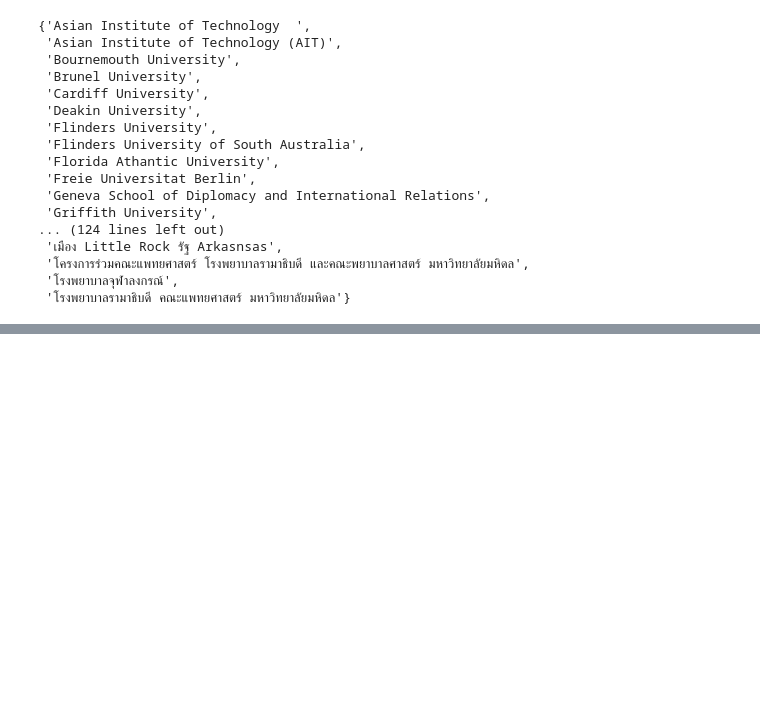
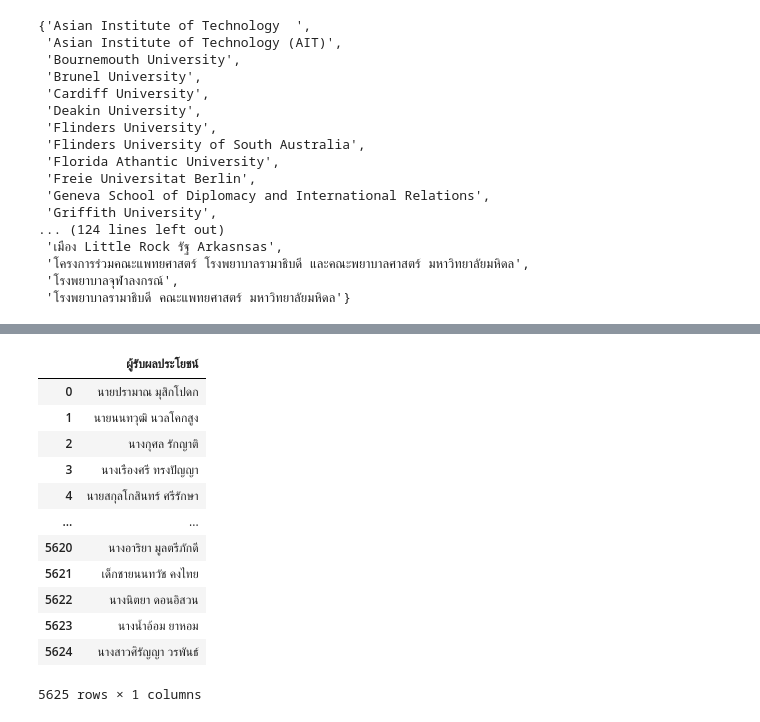
Before and after one commit to ananyapoonsawat/BSC_DPDM23, a Jupyter notebook: ทดสอบ.ipynb, the cells around one changed output, grey strips where cells are left out. Drawn from its saved outputs; the diff is of its cells as text; code cells hidden in the pictures; blank space fills up the shorter version.

```diff
--- a/ทดสอบ.ipynb
+++ b/ทดสอบ.ipynb
@@ -242,0 +265,5 @@ set(dvv1['place'])
+# %%
+tt['ผู้รับผลประโยชน์'] = tt['ผู้รับผลประโยชน์'].str.replace(' (ภรรยา)','')
+tt['ผู้รับผลประโยชน์'] = tt['ผู้รับผลประโยชน์'].str.replace('(ภรรยา)','')
+tt['ผู้รับผลประโยชน์'] = tt['ผู้รับผลประโยชน์'].str.replace(' (สามี)','')
+tt['ผู้รับผลประโยชน์'] = tt['ผู้รับผลประโยชน์'].str.replace('(สามี)','')
@@ -242,0 +308,54 @@ set(dvv1['place'])
+# %%
+tt['ผู้รับผลประโยชน์'] = tt['ผู้รับผลประโยชน์'].str.replace('ดต. ','ดาบตำรวจ')
+tt['ผู้รับผลประโยชน์'] = tt['ผู้รับผลประโยชน์'].str.replace('ดต.','ดาบตำรวจ')
+tt['ผู้รับผลประโยชน์'] = tt['ผู้รับผลประโยชน์'].str.replace('ด.ต.','ดาบตำรวจ')
+tt['ผู้รับผลประโยชน์'] = tt['ผู้รับผลประโยชน์'].str.replace('จสอ.','จ่าสิบเอก')
+tt['ผู้รับผลประโยชน์'] = tt['ผู้รับผลประโยชน์'].str.replace('จ.ส.อ.','จ่าสิบเอก')
+tt['ผู้รับผลประโยชน์'] = tt['ผู้รับผลประโยชน์'].str.replace('จ.ส.อ','จ่าสิบเอก')
+tt['ผู้รับผลประโยชน์'] = tt['ผู้รับผลประโยชน์'].str.replace('ส.ต.ต.','สิบตำรวจตรี')
+tt['ผู้รับผลประโยชน์'] = tt['ผู้รับผลประโยชน์'].str.replace('ส.ต.ท.','สิบตำรวจโท')
+tt['ผู้รับผลประโยชน์'] = tt['ผู้รับผลประโยชน์'].str.replace('ส.ต.อ.','สิบตำรวจเอก')
+tt['ผู้รับผลประโยชน์'] = tt['ผู้รับผลประโยชน์'].str.replace('ส.อ.','สิบเอก')
+tt['ผู้รับผลประโยชน์'] = tt['ผู้รับผลประโยชน์'].str.replace('สอ.','สิบเอก')
+tt['ผู้รับผลประโยชน์'] = tt['ผู้รับผลประโยชน์'].str.replace('จอ.','จ่าเอก')
+tt['ผู้รับผลประโยชน์'] = tt['ผู้รับผลประโยชน์'].str.replace('พ.อ.อ.','พันจ่าอากาศเอก')
+tt['ผู้รับผลประโยชน์'] = tt['ผู้รับผลประโยชน์'].str.replace('ว่าที่ร.ต.','ว่าที่ร้อยตรี')
+tt['ผู้รับผลประโยชน์'] = tt['ผู้รับผลประโยชน์'].str.replace('ว่าที่ รต.','ว่าที่ร้อยตรี')
+# %%
+tt['ผู้รับผลประโยชน์'] = tt['ผู้รับผลประโยชน์'].str.replace('ร.ต.ท.','ร้อยตำรวจโท')
+tt['ผู้รับผลประโยชน์'] = tt['ผู้รับผลประโยชน์'].str.replace('รต.ท.','ร้อยตำรวจโท')
+tt['ผู้รับผลประโยชน์'] = tt['ผู้รับผลประโยชน์'].str.replace('ร.ตท.','ร้อยตำรวจโท')
+tt['ผู้รับผลประโยชน์'] = tt['ผู้รับผลประโยชน์'].str.replace('นพ.','นายแพทย์')
+tt['ผู้รับผลประโยชน์'] = tt['ผู้รับผลประโยชน์'].str.replace('จสต.','จ่าสิบตำรวจ')
+tt['ผู้รับผลประโยชน์'] = tt['ผู้รับผลประโยชน์'].str.replace('จ.ส.ต.','จ่าสิบตำรวจ')
+tt['ผู้รับผลประโยชน์'] = tt['ผู้รับผลประโยชน์'].str.replace('ร.ต.อ.','ร้อยตำรวจเอก')
+tt['ผู้รับผลประโยชน์'] = tt['ผู้รับผลประโยชน์'].str.replace('พ.จ.อ.','พันจ่าเอก')
+tt['ผู้รับผลประโยชน์'] = tt['ผู้รับผลประโยชน์'].str.replace('พล.ต.ท.','พลตำรวจโท')
+tt['ผู้รับผลประโยชน์'] = tt['ผู้รับผลประโยชน์'].str.replace('พ.ต.','พันตรี')
+tt['ผู้รับผลประโยชน์'] = tt['ผู้รับผลประโยชน์'].str.replace('พต.','พันตรี')
+# %%
+tt['ผู้รับผลประโยชน์'] = tt['ผู้รับผลประโยชน์'].str.replace('รตต','ร้อยตำรวจตรี')
+tt['ผู้รับผลประโยชน์'] = tt['ผู้รับผลประโยชน์'].str.replace('ร.ต.ต.','ร้อยตำรวจตรี')
+tt['ผู้รับผลประโยชน์'] = tt['ผู้รับผลประโยชน์'].str.replace('ร.ต.ต','ร้อยตำรวจตรี')
+tt['ผู้รับผลประโยชน์'] = tt['ผู้รับผลประโยชน์'].str.replace('พ.ท.','พันโท')
+tt['ผู้รับผลประโยชน์'] = tt['ผู้รับผลประโยชน์'].str.replace('น.ต.','นาวาตรี')
+tt['ผู้รับผลประโยชน์'] = tt['ผู้รับผลประโยชน์'].str.replace('ร.อ.','ร้อยเอก')
+tt['ผู้รับผลประโยชน์'] = tt['ผู้รับผลประโยชน์'].str.replace('ผศ.ดร. ','ผู้ช่วยศาสตราจารย์ ด็อกเตอร์')
+tt['ผู้รับผลประโยชน์'] = tt['ผู้รับผลประโยชน์'].str.replace('รศ.พญ.','รองศาสตราจารย์ แพทย์หญิง')
+tt['ผู้รับผลประโยชน์'] = tt['ผู้รับผลประโยชน์'].str.replace('ด.ท.','ดาบตำรวจโท')
+# %%
+tt
+# %% [output]
+|  | ผู้รับผลประโยชน์ |
+| 0 | นายปรามาณ มุสิกโปดก |
+| 1 | นายนนทวุฒิ นวลโคกสูง |
+| 2 | นางกุศล รักญาติ |
+| 3 | นางเรืองศรี ทรงปัญญา |
+| 4 | นายสกุลโกสินทร์ ศรีรักษา |
+| ... | ... |
+| 5620 | นางอาริยา มูลตรีภักดี |
+| 5621 | เด็กชายนนทวัช คงไทย |
+| 5622 | นางนิตยา ดอนอิสวน |
+| 5623 | นางน้ำอ้อม ยาหอม |
+| 5624 | นางสาวศิรัญญา วรพันธ์ |
+5625 rows × 1 columns
```
Also changed, not shown: parts of 12 cells of this notebook.
